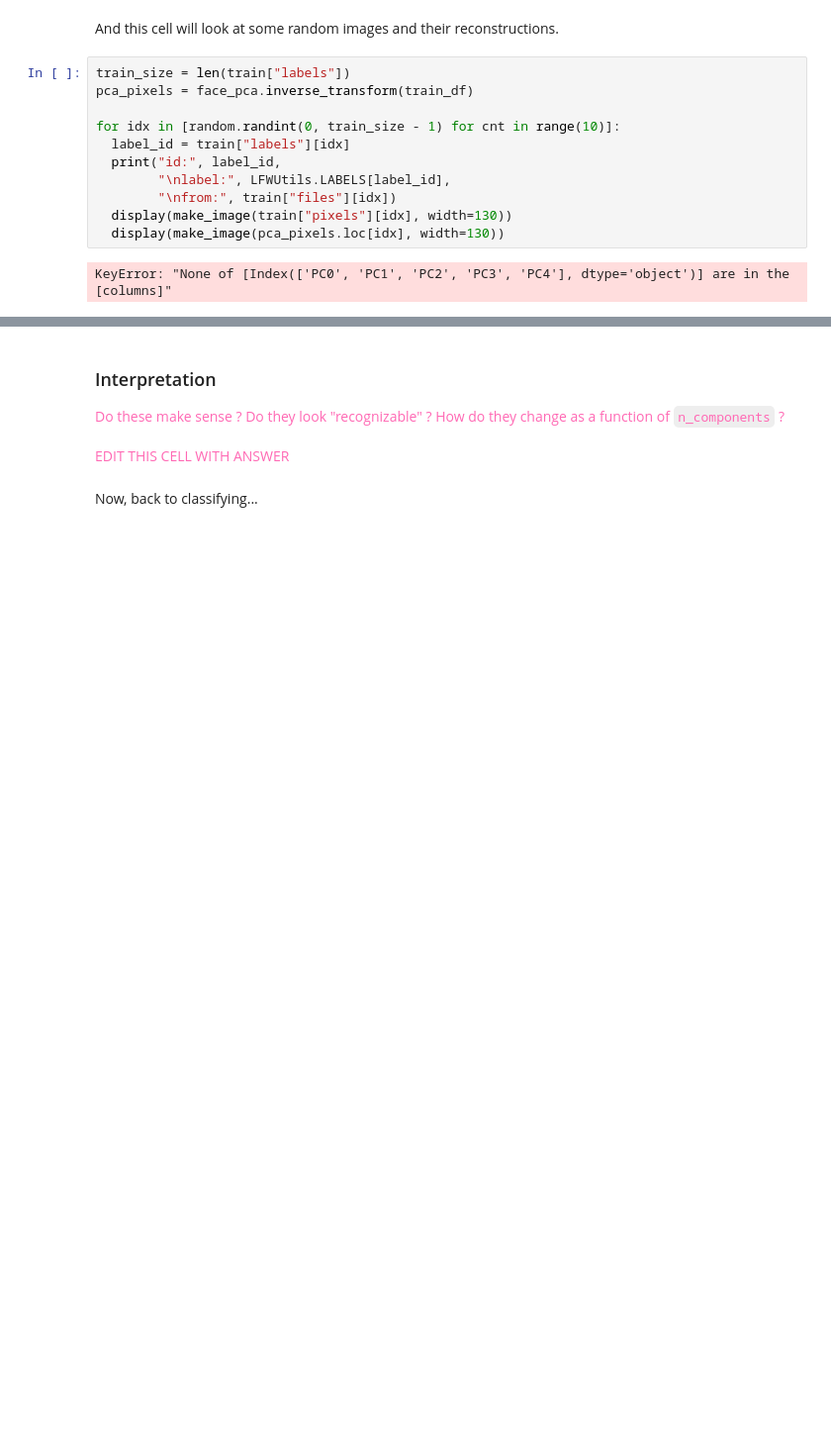
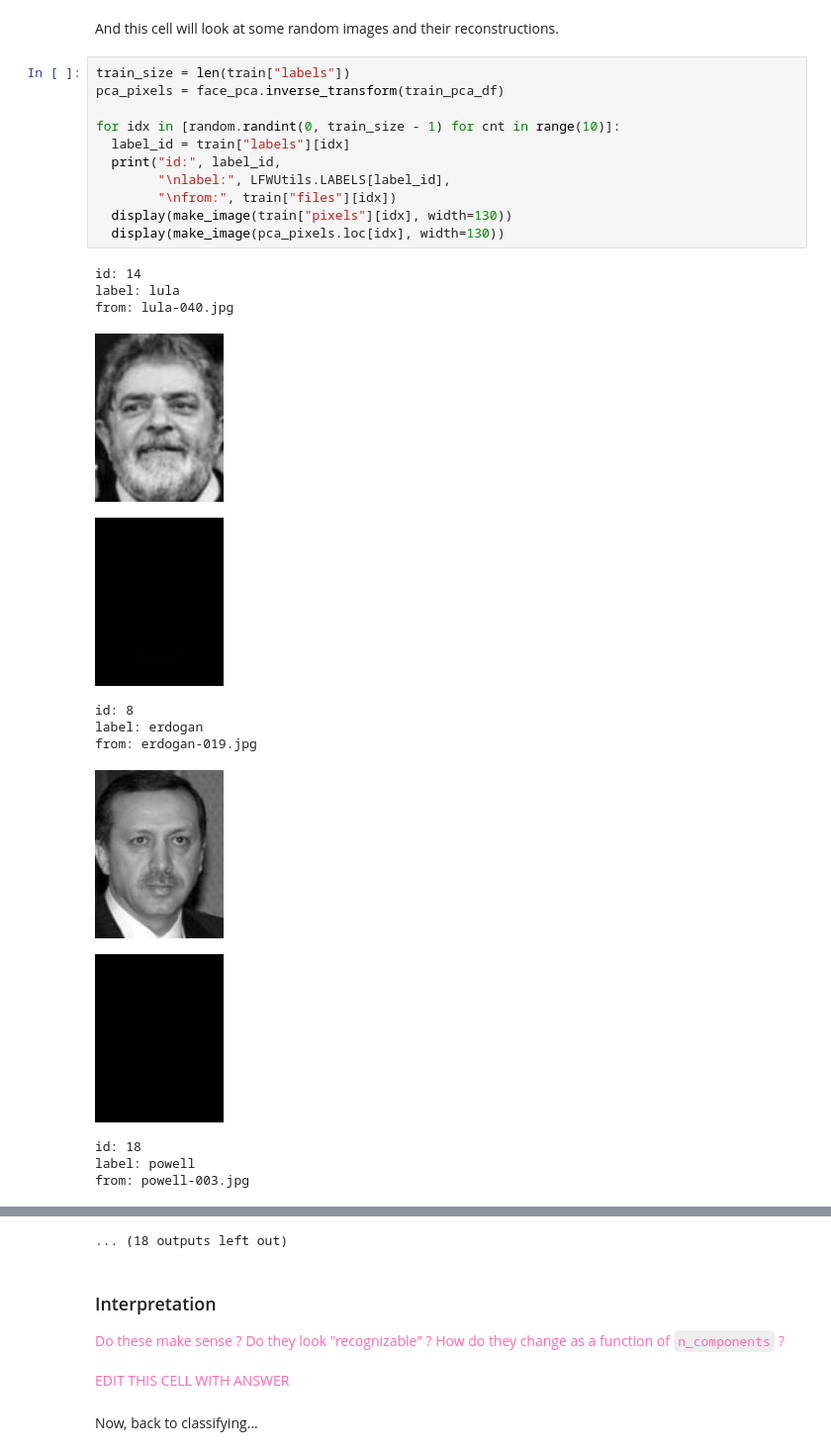
Before and after one commit to 9103hf24na/HW10, a Jupyter notebook: HW10.ipynb, the cells around one changed output, grey strips where cells are left out. Shown at 99% size. Drawn from its saved outputs; the diff is of its cells as text; blank space fills up the shorter version.

```diff
--- a/HW10.ipynb
+++ b/HW10.ipynb
@@ -252,14 +269,26 @@ KeyError: "None of [Index(['PC0', 'PC1', 'PC2', 'PC3', 'PC4'], dtype='object')]
 And this cell will look at some random images and their reconstructions.
 # %%
 train_size = len(train["labels"])
-pca_pixels = face_pca.inverse_transform(train_df)
+pca_pixels = face_pca.inverse_transform(train_pca_df)
 
 for idx in [random.randint(0, train_size - 1) for cnt in range(10)]:
   label_id = train["labels"][idx]
   print("id:", label_id,
         "\nlabel:", LFWUtils.LABELS[label_id],
         "\nfrom:", train["files"][idx])
   display(make_image(train["pixels"][idx], width=130))
   display(make_image(pca_pixels.loc[idx], width=130))
 # %% [output]
-KeyError: "None of [Index(['PC0', 'PC1', 'PC2', 'PC3', 'PC4'], dtype='object')] are in the [columns]"
+id: 14
+label: lula
+from: lula-040.jpg
+[figure, added]
+[figure, added]
+id: 8
+label: erdogan
+from: erdogan-019.jpg
+[figure, added]
+[figure, added]
+id: 18
+label: powell
+from: powell-003.jpg
@@ -266,3 +302,4 @@ KeyError: "None of [Index(['PC0', 'PC1', 'PC2', 'PC3', 'PC4'], dtype='object')]
+... (18 outputs left out)
 # %% [markdown]
 ### Interpretation
 
```
Also changed, not shown: parts of 3 cells of this notebook, 8 other files.
